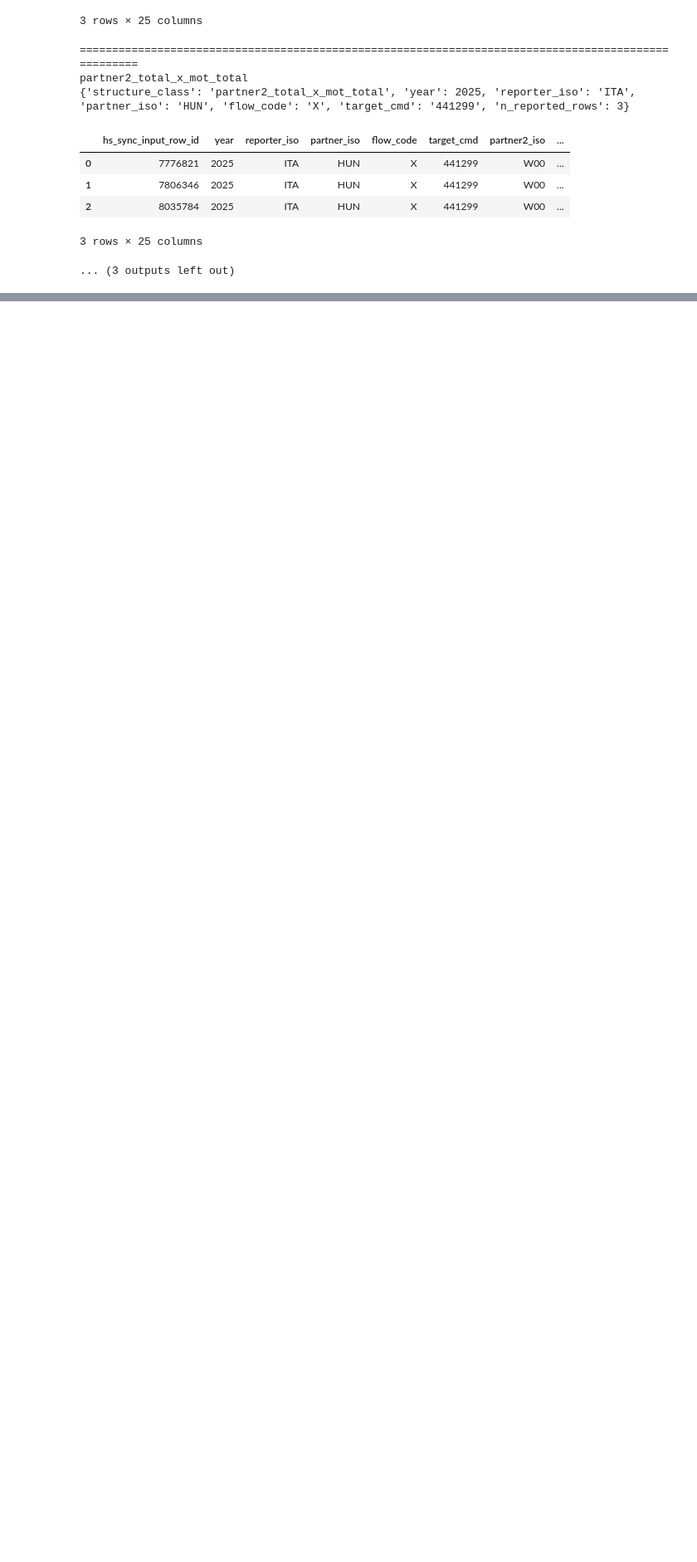
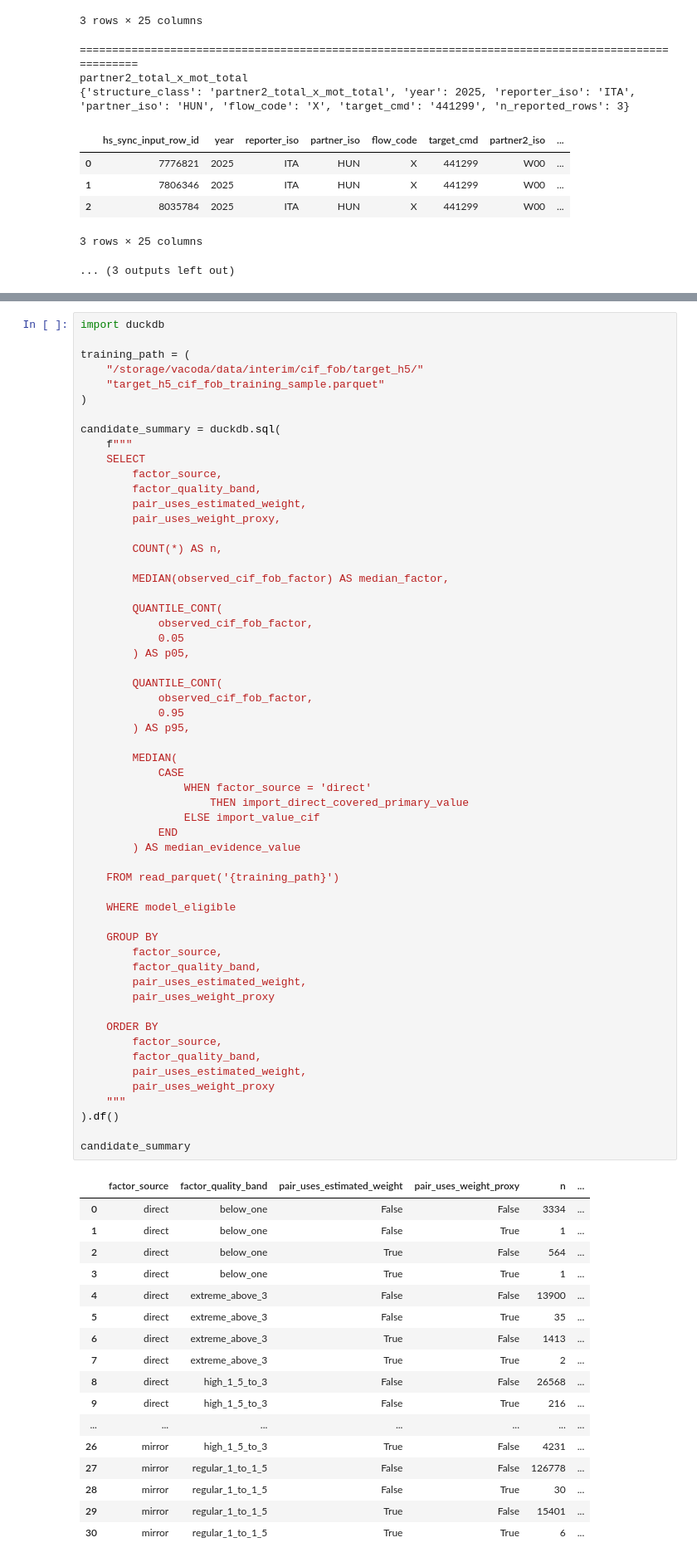
Before and after one commit to TI-ForestProductsMarkets/vacoda, a Jupyter notebook: notebooks/09_hs_sync_output_inspection.ipynb, the cells around one changed output, grey strips where cells are left out. Shown at 83% size. Cells and saved outputs as stored; diff of their text form; blank space fills up the shorter version.

```diff
--- a/notebooks/09_hs_sync_output_inspection.ipynb
+++ b/notebooks/09_hs_sync_output_inspection.ipynb
@@ -2550,0 +2804,75 @@ partner2_total_x_mot_total
+# %%
+import duckdb
+
+training_path = (
+    "/storage/vacoda/data/interim/cif_fob/target_h5/"
+    "target_h5_cif_fob_training_sample.parquet"
+)
+
+candidate_summary = duckdb.sql(
+    f"""
+    SELECT
+        factor_source,
+        factor_quality_band,
+        pair_uses_estimated_weight,
+        pair_uses_weight_proxy,
+
+        COUNT(*) AS n,
+
+        MEDIAN(observed_cif_fob_factor) AS median_factor,
+
+        QUANTILE_CONT(
+            observed_cif_fob_factor,
+            0.05
+        ) AS p05,
+
+        QUANTILE_CONT(
+            observed_cif_fob_factor,
+            0.95
+        ) AS p95,
+
+        MEDIAN(
+            CASE
+                WHEN factor_source = 'direct'
+                    THEN import_direct_covered_primary_value
+                ELSE import_value_cif
+            END
+        ) AS median_evidence_value
+
+    FROM read_parquet('{training_path}')
+
+    WHERE model_eligible
+
+    GROUP BY
+        factor_source,
+        factor_quality_band,
+        pair_uses_estimated_weight,
+        pair_uses_weight_proxy
+
+    ORDER BY
+        factor_source,
+        factor_quality_band,
+        pair_uses_estimated_weight,
+        pair_uses_weight_proxy
+    """
+).df()
+
+candidate_summary
+# %% [output]
+|  | factor_source | factor_quality_band | pair_uses_estimated_weight | pair_uses_weight_proxy | n | ... |
+| 0 | direct | below_one | False | False | 3334 | ... |
+| 1 | direct | below_one | False | True | 1 | ... |
+| 2 | direct | below_one | True | False | 564 | ... |
+| 3 | direct | below_one | True | True | 1 | ... |
+| 4 | direct | extreme_above_3 | False | False | 13900 | ... |
+| 5 | direct | extreme_above_3 | False | True | 35 | ... |
+| 6 | direct | extreme_above_3 | True | False | 1413 | ... |
+| 7 | direct | extreme_above_3 | True | True | 2 | ... |
+| 8 | direct | high_1_5_to_3 | False | False | 26568 | ... |
+| 9 | direct | high_1_5_to_3 | False | True | 216 | ... |
+| ... | ... | ... | ... | ... | ... | ... |
+| 26 | mirror | high_1_5_to_3 | True | False | 4231 | ... |
+| 27 | mirror | regular_1_to_1_5 | False | False | 126778 | ... |
+| 28 | mirror | regular_1_to_1_5 | False | True | 30 | ... |
+| 29 | mirror | regular_1_to_1_5 | True | False | 15401 | ... |
+| 30 | mirror | regular_1_to_1_5 | True | True | 6 | ... |
```
Also changed, not shown: parts of 8 cells of this notebook, 9 other files.
